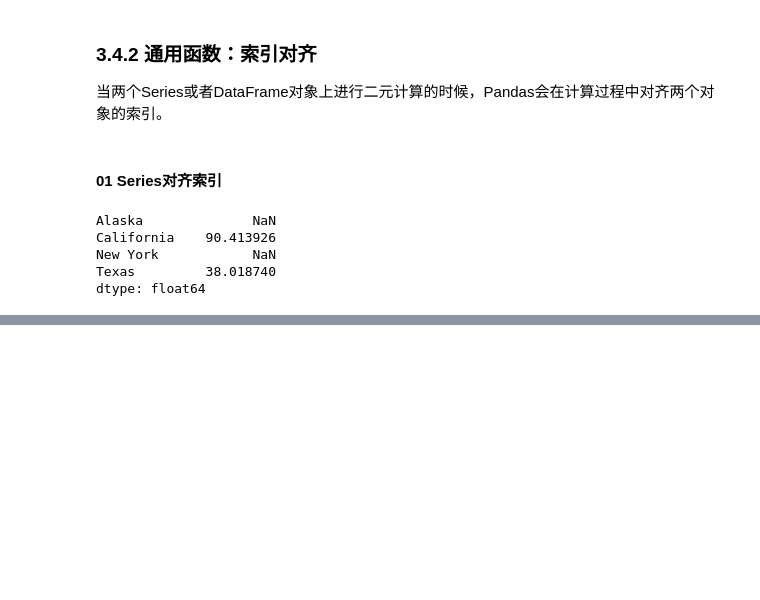
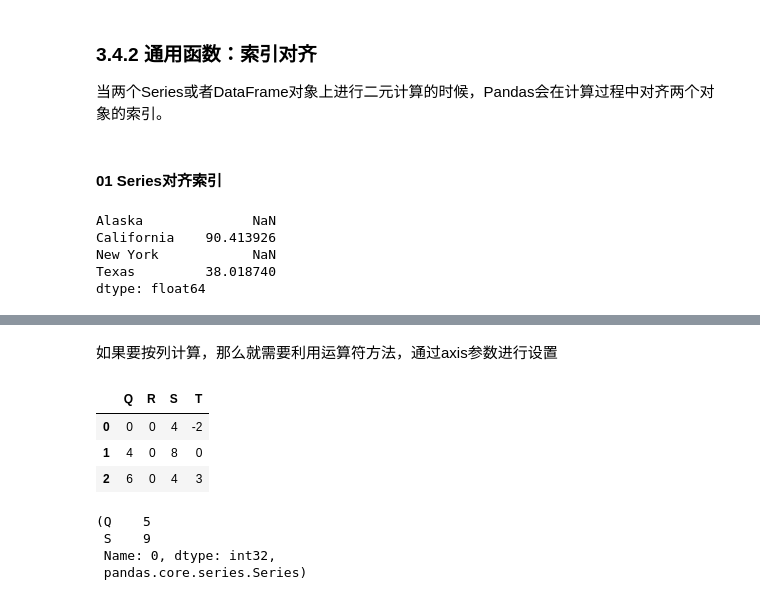
Before and after one commit to RGBRYANT24/DL_practice, a Jupyter notebook: data_science/pandas_learn.ipynb, the cells around one changed output, grey strips where cells are left out. Cells and saved outputs as stored; diff of their text form; code cells hidden in the pictures; blank space fills up the shorter version.

Commit message:
pandas的数据对齐和运算

```diff
--- a/data_science/pandas_learn.ipynb
+++ b/data_science/pandas_learn.ipynb
@@ -587,0 +685,17 @@ dtype: float64
+# %% [markdown]
+如果要按列计算，那么就需要利用运算符方法，通过axis参数进行设置
+# %%
+df.subtract(df['R'], axis=0)
+# %% [output]
+|  | Q | R | S | T |
+| 0 | 0 | 0 | 4 | -2 |
+| 1 | 4 | 0 | 8 | 0 |
+| 2 | 6 | 0 | 4 | 3 |
+# %%
+halfrow = df.iloc[0, ::2]
+halfrow, type(halfrow)
+# %% [output]
+(Q    5
+ S    9
+ Name: 0, dtype: int32,
+ pandas.core.series.Series)
```
Also changed, not shown: parts of 17 cells of this notebook.
